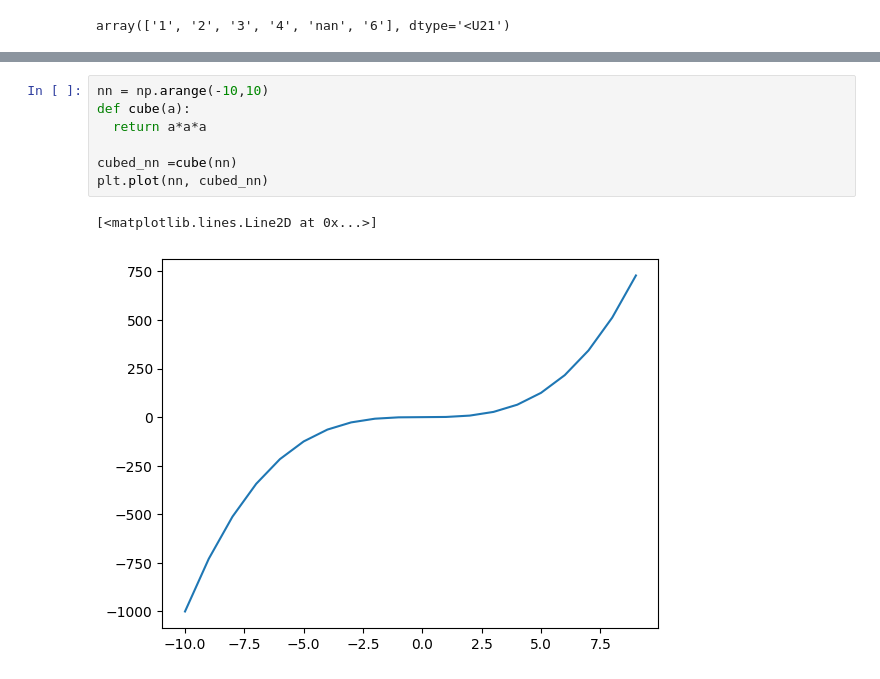
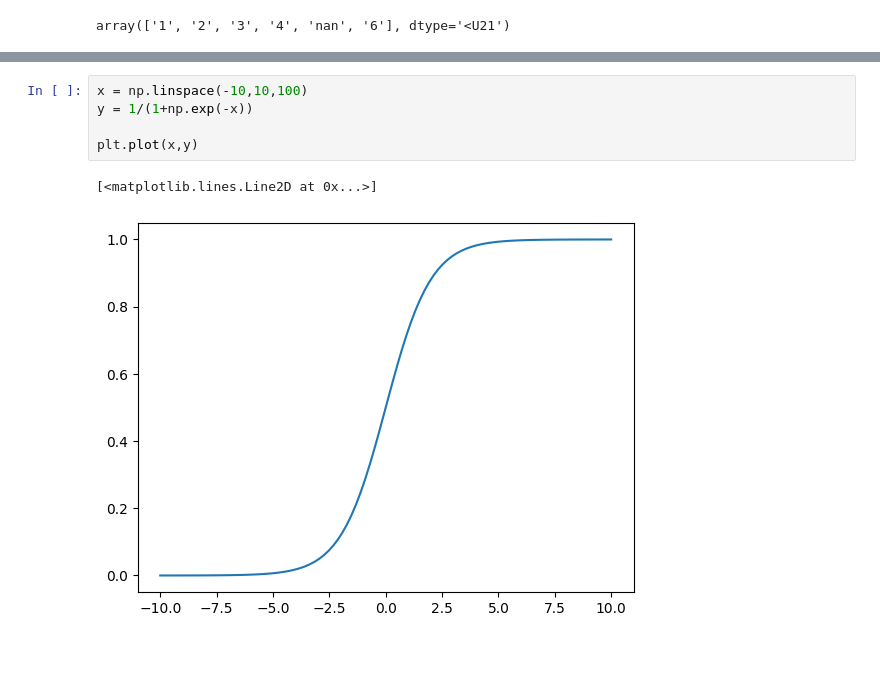
Before and after one commit to NehalPisalkar/Nehal2025, a Jupyter notebook: Untitled1.ipynb, the cells around one changed output, grey strips where cells are left out. Saved outputs shown, nothing was run; the diff lists cells and outputs as text.

```diff
--- a/Untitled1.ipynb
+++ b/Untitled1.ipynb
@@ -233,13 +236,11 @@ plt.plot(g,squared_g)
 [  0   1   4   9  16  25  36  49  64  81 100 121 144 169 196]
 [<matplotlib.lines.Line2D at 0x...>]
 [figure]
-# %%
-nn = np.arange(-10,10)
-def cube(a):
-  return a*a*a
-
-cubed_nn =cube(nn)
-plt.plot(nn, cubed_nn)
-# %% [output]
-[<matplotlib.lines.Line2D at 0x...>]
-[figure, removed]
+# %%
+x = np.linspace(-10,10,100)
+y = 1/(1+np.exp(-x))
+
+plt.plot(x,y)
+# %% [output]
+[<matplotlib.lines.Line2D at 0x...>]
+[figure, added]
```
Also changed, not shown: parts of 3 cells of this notebook.
